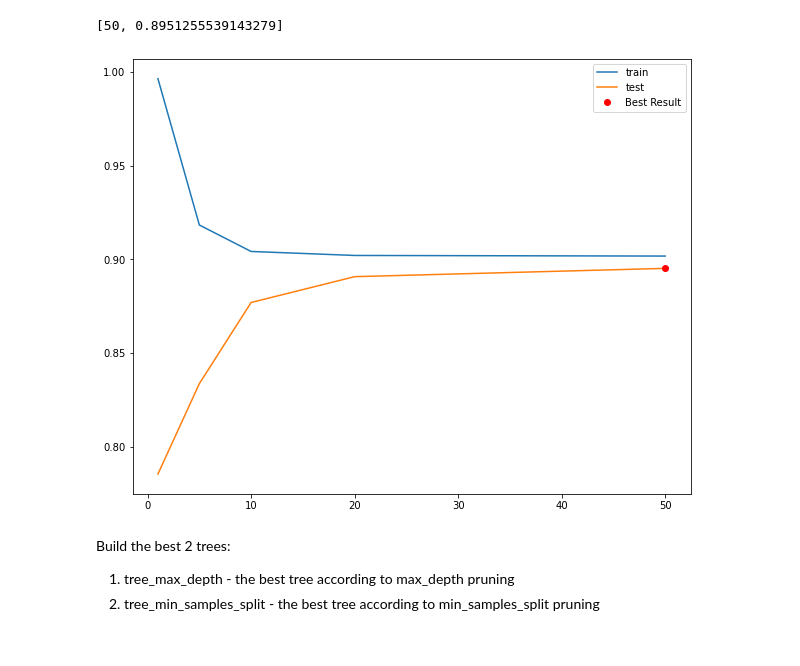
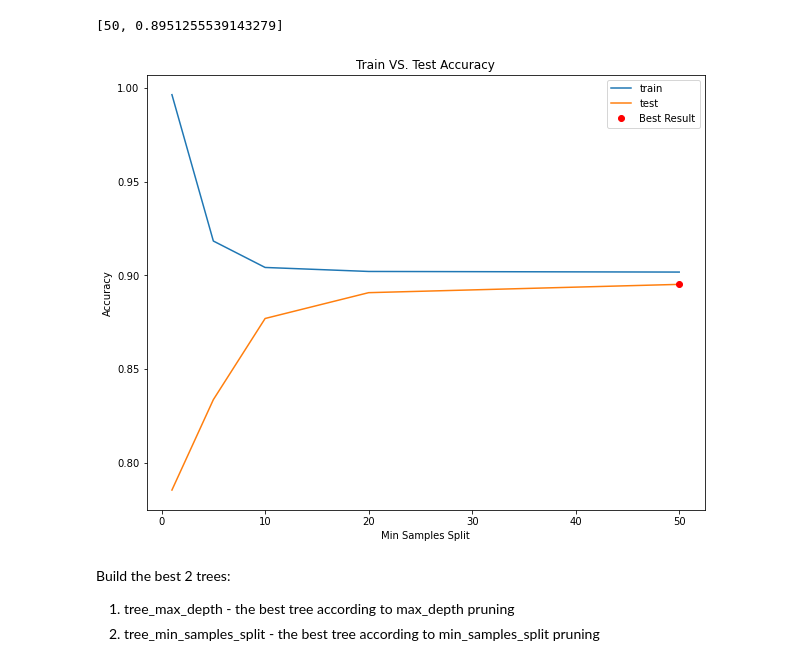
Before and after one commit to Oren-Ben/IDC, a Jupyter notebook: machine_learning/hw2/hw2_204079453_205714447.ipynb, the cells around one changed output. Cells and saved outputs as stored; diff of their text form; code cells hidden in the pictures.

```diff
--- a/machine_learning/hw2/hw2_204079453_205714447.ipynb
+++ b/machine_learning/hw2/hw2_204079453_205714447.ipynb
@@ -540,8 +497,8 @@ Accuracy for tree gini: 77.499%
 Accuracy for tree entropy: 77.253%
 Accuracy for tree entropy gain ratio: 78.533%
 # %%
-test_tree_dict = {'tree_gini':(round(calc_accuracy(tree_gini,X_test)*100,3)),
-                  'tree_entropy':(round(calc_accuracy(tree_entropy,X_test)*100,3)),
-                  'tree_entropy_gain_ratio':(round(calc_accuracy(tree_entropy_gain_ratio,X_test)*100,3))}
+test_tree_dict = {'tree_gini':[round(calc_accuracy(tree_gini,X_test)*100,3),calc_gini,False],
+                  'tree_entropy':[(calc_accuracy(tree_entropy,X_test)*100),calc_entropy,False],
+                  'tree_entropy_gain_ratio':[(calc_accuracy(tree_entropy_gain_ratio,X_test)*100),calc_entropy,True]}
 # %%
 best_tree_calc = max(test_tree_dict,key=test_tree_dict.get)
@@ -552,3 +505,7 @@ best_tree_calc
+# %%
+# Exracting the relevent parameters for the best tree:
+impurity_best_tree = test_tree_dict[best_tree_calc][1]
+gain_ratio = test_tree_dict[best_tree_calc][2]
 # %% [markdown]
 ## Depth pruning
 
@@ -557,16 +514,16 @@ best_tree_calc
 Consider the following max_depth values: [1, 2, 3, 4, 5, 6, 7, 8]. For each value, construct a tree and prune it according to the max_depth value = don't let the tree to grow beyond this depth. Next, calculate the training and testing accuracy.<br>
 On a single plot, draw the training and testing accuracy as a function of the max_depth. Mark the best result on the graph with red circle.
 # %%
-tree_dict = {}
+tree_dict_max_depth = {}
 best_result_depth = [0,0]
 for depth in range(1,9):
-    tree = build_tree(data=X_train, impurity=calc_entropy, gain_ratio=True, max_depth=depth)
+    tree = build_tree(data=X_train, impurity=impurity_best_tree, gain_ratio=gain_ratio, max_depth=depth)
     accuracy_train = calc_accuracy(tree,X_train)
     accuracy_test = calc_accuracy(tree,X_test)
     if accuracy_test > best_result_depth[1]:
         best_result_depth[0] = depth
         best_result_depth[1] = accuracy_test
-    tree_dict[depth] = [accuracy_train,accuracy_test]
+    tree_dict_max_depth[depth] = [accuracy_train,accuracy_test]
 # %%
 best_result_depth
 # %% [output]
@@ -587,27 +547,31 @@ Consider the following min_samples_split values: [1, 5, 10, 20, 50]. For each va
 On a single plot, draw the training and testing accuracy as a function of the min_samples_split. Mark the best result on the graph with red circle. (make sure that the x-axis ticks represent the values of min_samples_split)
 # %%
 min_samples_split_values = [1, 5, 10, 20, 50]
-tree_dict = {}
+tree_dict_min_sample = {}
 best_result_sample = [0,0]
-for sample in min_samples_split_values:
-    tree = build_tree(data=X_train, impurity=calc_entropy, gain_ratio=True, min_samples_split=sample)
+for min_sample in min_samples_split_values:
+    tree = build_tree(data=X_train, impurity=impurity_best_tree, gain_ratio=gain_ratio, min_samples_split=min_sample)
     accuracy_train = calc_accuracy(tree,X_train)
     accuracy_test = calc_accuracy(tree,X_test)
     if accuracy_test > best_result_sample[1]:
-        best_result_sample[0] = sample
+        best_result_sample[0] = min_sample
         best_result_sample[1] = accuracy_test
-    tree_dict[sample] = [accuracy_train,accuracy_test]
+    tree_dict_min_sample[min_sample] = [accuracy_train,accuracy_test]
 # %%
 best_result_sample
 # %% [output]
 [50, 0.8951255539143279]
 # %%
-plt.plot(tree_dict.keys(), tree_dict.values())
+plt.plot(tree_dict_min_sample.keys(), tree_dict_min_sample.values())
 plt.plot([best_result_sample[0]],[best_result_sample[1]], 'o', c='r')
 plt.legend(['train','test',"Best Result"])
+plt.legend(['train','test',"Best Result"])
+plt.title("Train VS. Test Accuracy")
+plt.xlabel("Min Samples Split")
+plt.ylabel("Accuracy")
 plt.show()
 # %% [output]
-[figure, old version]
+[figure, new version]
 # %% [markdown]
 Build the best 2 trees:
 1. tree_max_depth - the best tree according to max_depth pruning
```
Also changed, not shown: parts of 23 cells of this notebook.
